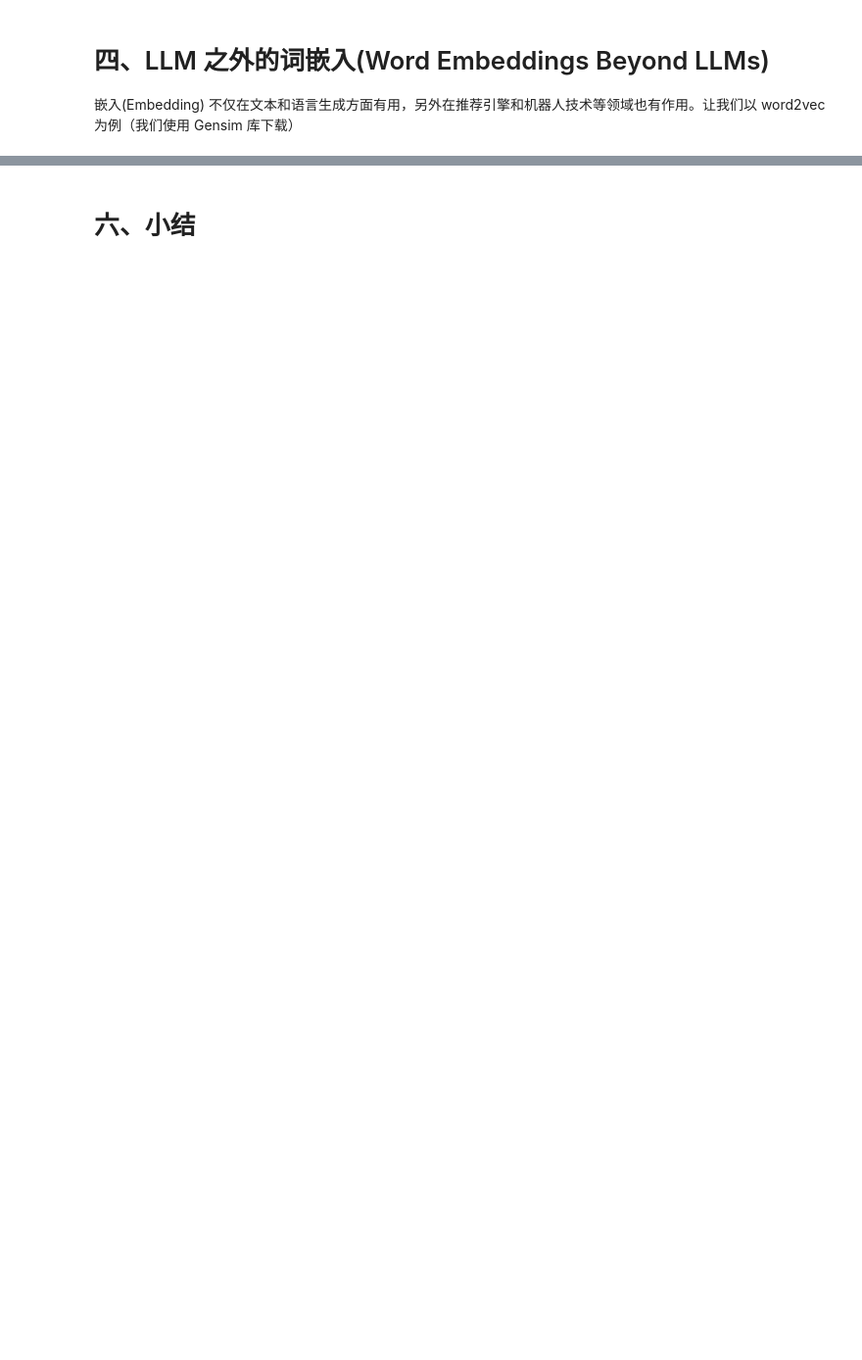
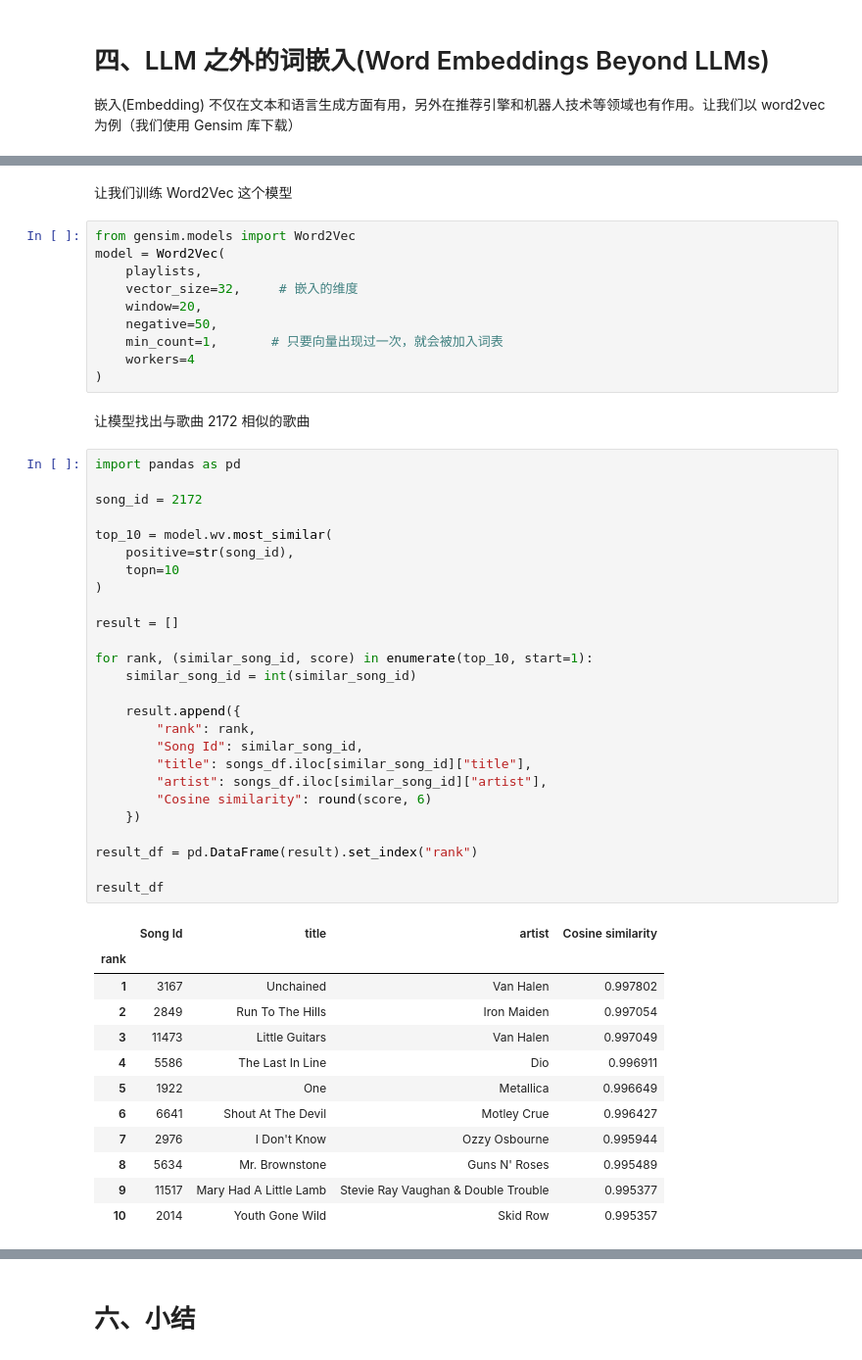
Before and after one commit to xiaocao-cookie/Learning-for-AI, a Jupyter notebook: LLM/01_tokenizer_and_embedding.ipynb, the cells around one changed output, grey strips where cells are left out. Shown at 98% size. Cells and saved outputs as stored; diff of their text form; blank space fills up the shorter version.

```diff
--- a/LLM/01-tokenizer_and_embedding.ipynb
+++ b/LLM/01_tokenizer_and_embedding.ipynb
@@ -733,0 +989,53 @@ print(word2vec_model.similarity("king", "banana"))
+# %% [markdown]
+让我们训练 Word2Vec 这个模型
+# %%
+from gensim.models import Word2Vec
+model = Word2Vec(
+    playlists,
+    vector_size=32,     # 嵌入的维度
+    window=20,
+    negative=50,
+    min_count=1,       # 只要向量出现过一次，就会被加入词表
+    workers=4
+)
+# %% [markdown]
+让模型找出与歌曲 2172 相似的歌曲
+# %%
+import pandas as pd
+
+song_id = 2172
+
+top_10 = model.wv.most_similar(
+    positive=str(song_id),
+    topn=10
+)
+
+result = []
+
+for rank, (similar_song_id, score) in enumerate(top_10, start=1):
+    similar_song_id = int(similar_song_id)
+
+    result.append({
+        "rank": rank,
+        "Song Id": similar_song_id,
+        "title": songs_df.iloc[similar_song_id]["title"],
+        "artist": songs_df.iloc[similar_song_id]["artist"],
+        "Cosine similarity": round(score, 6)
+    })
+
+result_df = pd.DataFrame(result).set_index("rank")
+
+result_df
+# %% [output]
+|  | Song Id | title | artist | Cosine similarity |
+| rank |  |  |  |  |
+| 1 | 3167 | Unchained | Van Halen | 0.997802 |
+| 2 | 2849 | Run To The Hills | Iron Maiden | 0.997054 |
+| 3 | 11473 | Little Guitars | Van Halen | 0.997049 |
+| 4 | 5586 | The Last In Line | Dio | 0.996911 |
+| 5 | 1922 | One | Metallica | 0.996649 |
+| 6 | 6641 | Shout At The Devil | Motley Crue | 0.996427 |
+| 7 | 2976 | I Don't Know | Ozzy Osbourne | 0.995944 |
+| 8 | 5634 | Mr. Brownstone | Guns N' Roses | 0.995489 |
+| 9 | 11517 | Mary Had A Little Lamb | Stevie Ray Vaughan & Double Trouble | 0.995377 |
+| 10 | 2014 | Youth Gone Wild | Skid Row | 0.995357 |
```
Also changed, not shown: parts of 26 cells of this notebook, 1 other file.
